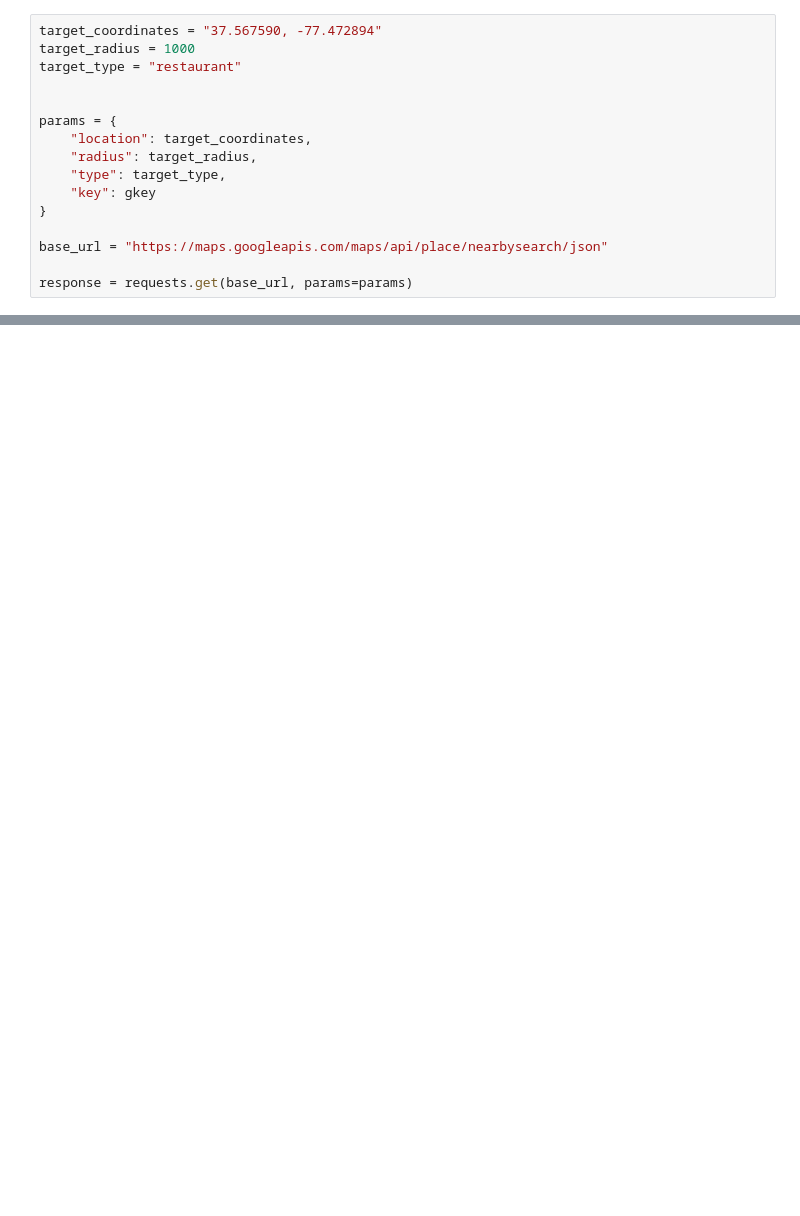
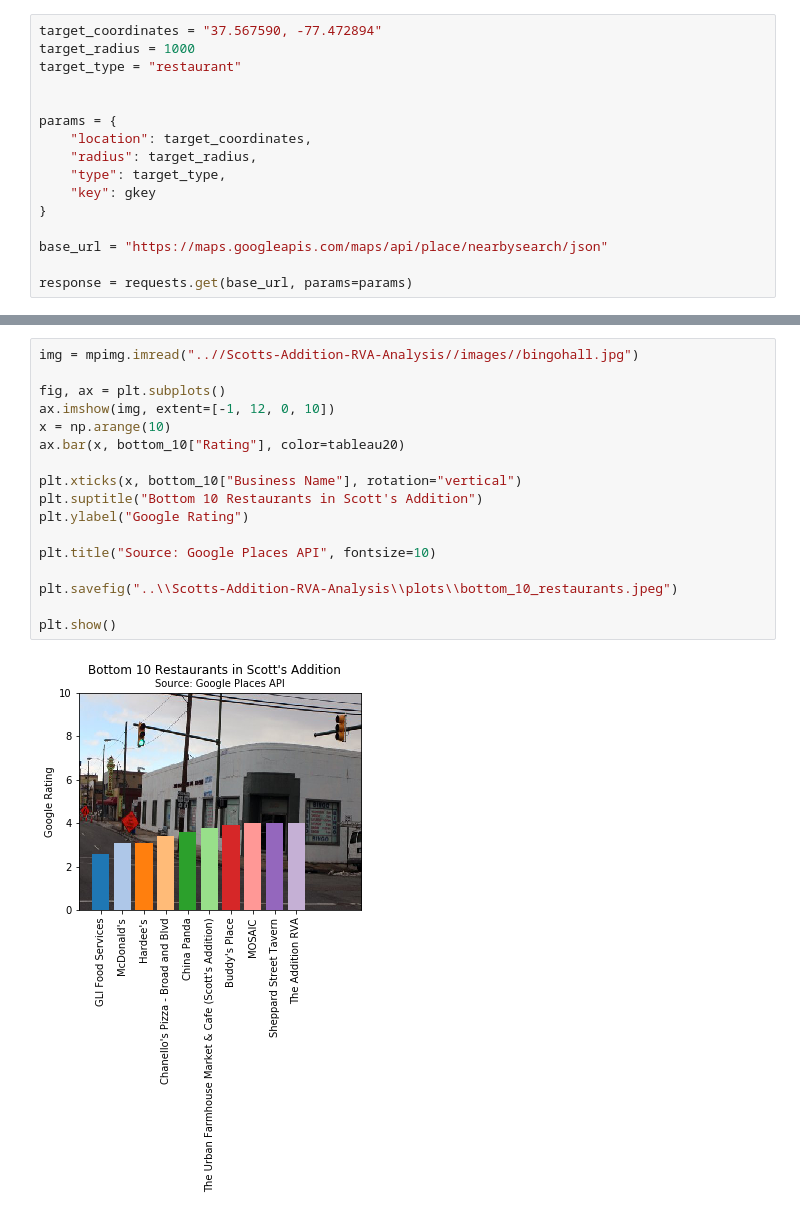
Before and after one commit to jackyhoover/Scotts-Addition-RVA-Analysis, a Jupyter notebook: Data Analysis - Neighborhood Makeup.ipynb, the cells around one changed output, grey strips where cells are left out. Cells and saved outputs as stored; diff of their text form; blank space fills up the shorter version.

```diff
--- a/Data Analysis - Neighborhood Makeup.ipynb
+++ b/Data Analysis - Neighborhood Makeup.ipynb
@@ -107,0 +174,19 @@ len(name)
+# %%
+img = mpimg.imread("..//Scotts-Addition-RVA-Analysis//images//bingohall.jpg")
+
+fig, ax = plt.subplots()
+ax.imshow(img, extent=[-1, 12, 0, 10])
+x = np.arange(10)
+ax.bar(x, bottom_10["Rating"], color=tableau20)
+
+plt.xticks(x, bottom_10["Business Name"], rotation="vertical")
+plt.suptitle("Bottom 10 Restaurants in Scott's Addition")
+plt.ylabel("Google Rating")
+
+plt.title("Source: Google Places API", fontsize=10)
+
+plt.savefig("..\\Scotts-Addition-RVA-Analysis\\plots\\bottom_10_restaurants.jpeg")
+
+plt.show()
+# %% [output]
+[figure, added]
```
Also changed, not shown: parts of 9 cells of this notebook, 4 other files.
